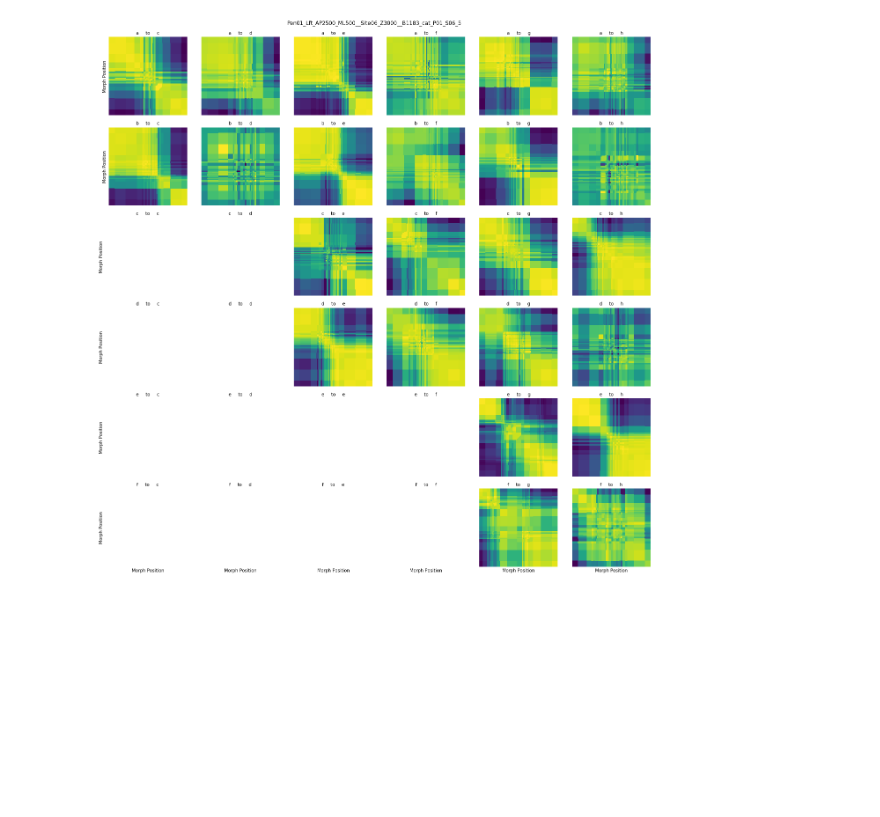
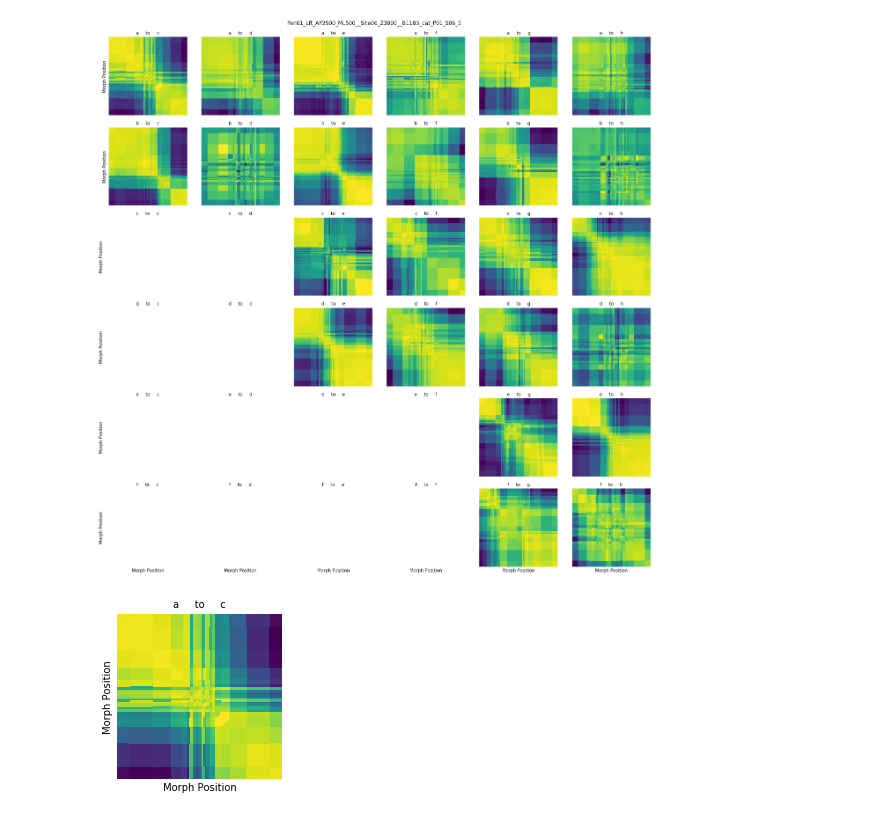
Before and after one commit to MarvinT/morphs, a Jupyter notebook: notebooks/supplemental/2.1-mjt-pairwise-xcor.ipynb, the cells around one changed output. Saved outputs shown, nothing was run; the diff lists cells and outputs as text; code cells hidden in the pictures; blank space fills up the shorter version.

```diff
--- a/notebooks/supplemental/2.1-mjt-pairwise-xcor.ipynb
+++ b/notebooks/supplemental/2.1-mjt-pairwise-xcor.ipynb
@@ -37,3 +37,11 @@ for i, (block_path, block_group) in enumerate(pair_df.groupby("block_path")):
 [figure]
 [figure]
 [figure]
+# %%
+for selected_block_path in pair_df["block_path"].unique():
+    if "Pen01_Lft_AP2500_ML500__Site06_Z3000__B1183_cat_P01_S06_5" in selected_block_path:
+        break
+block_group = pair_df.groupby("block_path").get_group(selected_block_path)
+g = morph_xcor_viz(block_group, row_order=["a"], col_order=["c"])
+# %% [output]
+[figure, added]
```
Also changed, not shown: parts of 4 cells of this notebook, 1 other file.
